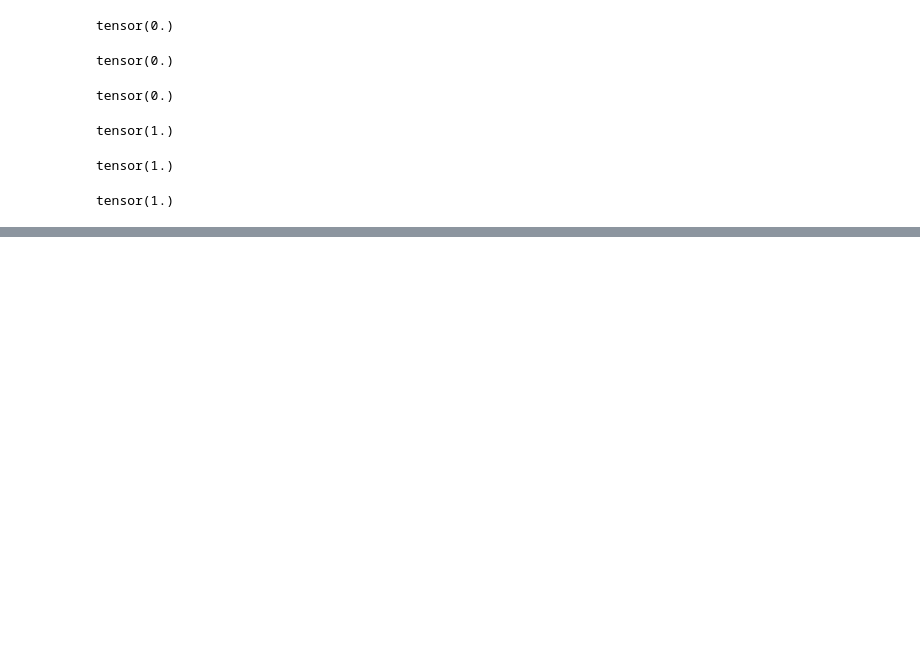
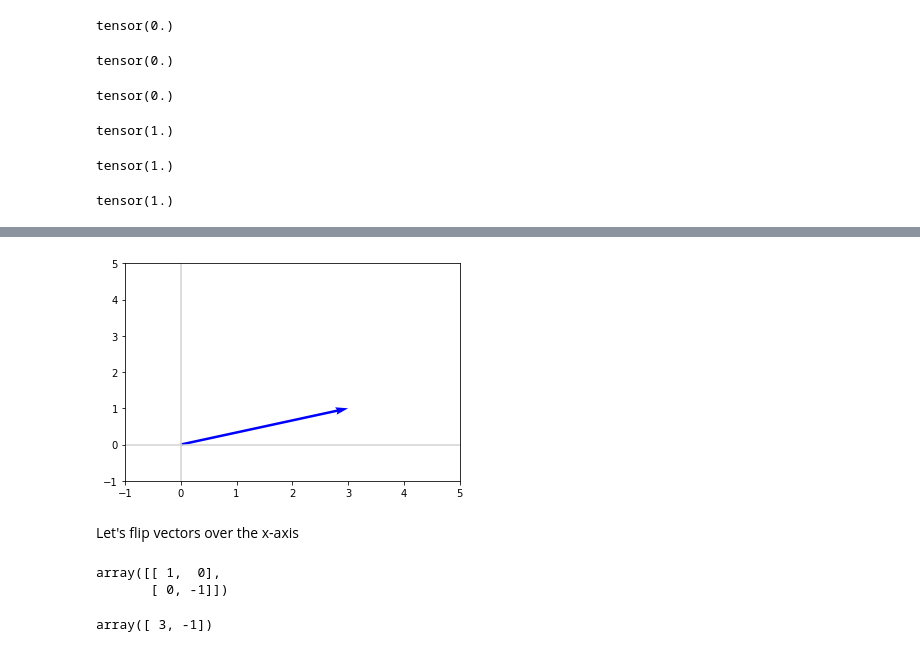
Before and after one commit to EricvanLessen/data-science-and-machine-learning, a Jupyter notebook: mathematical-foundations-of-machine-learning/mathematical-foundations-of-machine-learning.ipynb, the cells around one changed output, grey strips where cells are left out. Saved outputs shown, nothing was run; the diff lists cells and outputs as text; code cells hidden in the pictures; blank space fills up the shorter version.

```diff
--- a/mathematical-foundations-of-machine-learning/mathematical-foundations-of-machine-learning.ipynb
+++ b/mathematical-foundations-of-machine-learning/mathematical-foundations-of-machine-learning.ipynb
@@ -1010,0 +1050,19 @@ tensor([[1.0000, 0.0000, 0.0000],
+# %%
+plot_vectors([Iv], ['blue'])
+plt.xlim(-1, 5)
+_ = plt.ylim(-1, 5)
+# %% [output]
+[figure, added]
+# %% [markdown]
+Let's flip vectors over the x-axis
+# %%
+E = np.array([[1, 0], [0, -1]])
+E
+# %% [output]
+array([[ 1,  0],
+       [ 0, -1]])
+# %%
+Ev = np.dot(E, v)
+Ev
+# %% [output]
+array([ 3, -1])
```
Also changed, not shown: parts of 32 cells of this notebook.
